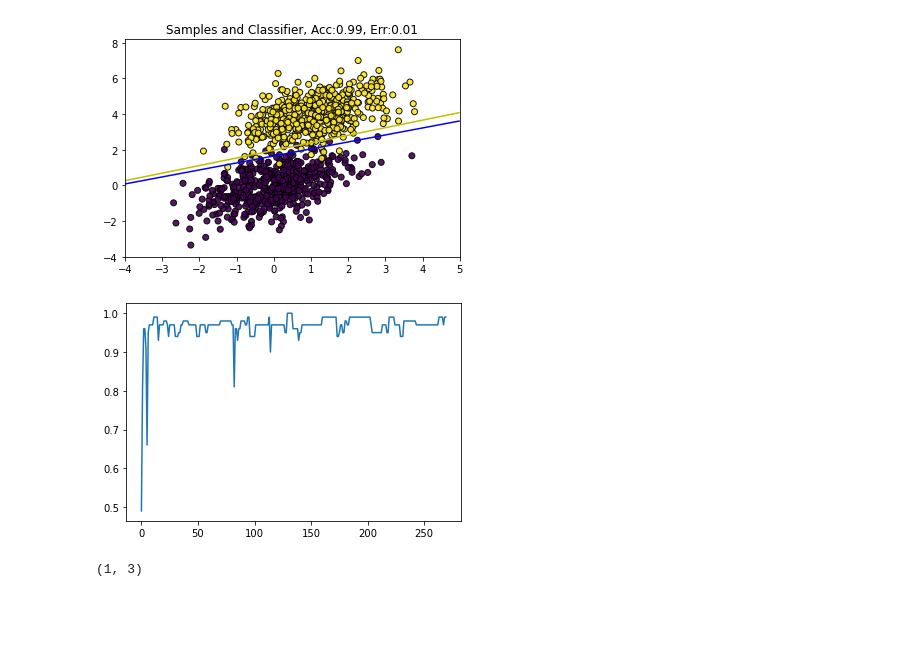
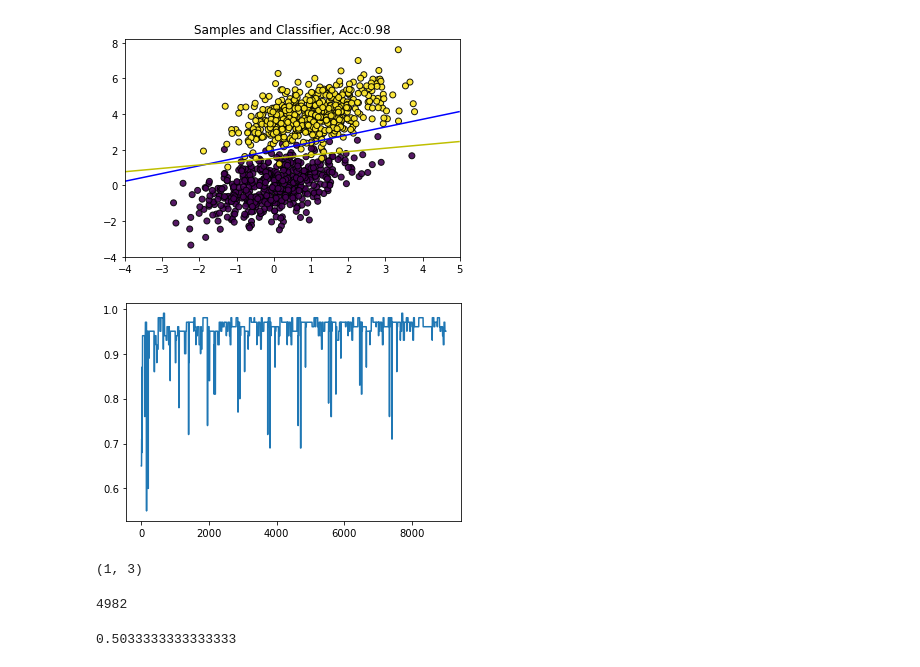
Before and after one commit to Aplacaca/Digital_Image_Processing_Course_Project, a Jupyter notebook: perceptron.ipynb, the cells around one changed output. Drawn from its saved outputs; the diff is of its cells as text; code cells hidden in the pictures; blank space fills up the shorter version.

```diff
--- a/perceptron.ipynb
+++ b/perceptron.ipynb
@@ -18,13 +18,15 @@ X_train, X_test, Y_train, Y_test = train_test_split(X, Y, test_size=0.1, shuffle
 def show(X, y, w_0, w, title = "Samples and Classifier"):
     plt.figure()
     plt.scatter(X[:, 0], X[:, 1], c=y, alpha=0.9, edgecolors='black')
+    # ipdb.set_trace()
     xx, yy = np.meshgrid(np.linspace(-4, 5, 500), np.linspace(-4, 5, 500))
     xy = np.c_[xx.ravel(), yy.ravel()]
-    Z = np.dot(xy, w[:2]) + w[2:]
+    xy_1 = np.concatenate((xy,np.ones((xy.shape[0],1))), axis=1)
+    Z = np.dot(xy_1, w)
     Z = Z.reshape(xx.shape)
     plt.contour(xx, yy, Z, levels=[0], colors='b')
 
-    Z = np.dot(xy, w_0[:2]) + w[2:]
+    Z = np.dot(xy_1, w_0)
     Z = Z.reshape(xx.shape)
     plt.contour(xx, yy, Z, levels=[0], colors='y')
 
@@ -70,8 +72,8 @@ class Perception():
         self.lr=lr
         self.trainable = True
 
-    def __f_x(self,input):
-        return np.float32(input > 0)
+    def __f_x(self,input,th=0):
+        return np.float32(input > th)
 
     def eval(self,):
         self.trainable = False
@@ -109,35 +111,32 @@ class Perception():
         return err
 # %%
 acc_s = []
-running_acc_s = []
-running_acc = []
-model = Perception(2,lr=1e-3)
-epoch = 80
-err_th = 0.01
+model = Perception(2,lr=1e-2)
+epoch = 10
+err_th = 0.015
 err=1.0
-# for i in range(epoch):
-while err > err_th:
+for i in range(epoch):
+# while err > err_th:
     # X_train, X_test, Y_train, Y_test = train_test_split(X, Y, test_size=0.1, shuffle=True)
     w_0 = model.w
-    model.lr *= 0.95
+    # model.lr *= 0.95
     for j in range(len(X_train)):
+        model.train()
         y_i = model.forward(X_train[j],Y_train[j])
         model.backward(X_train[j])
-        if j%1 == 0:
-            model.eval()
-            y_t = model.forward(X_test)
-            running_acc = sum(y_t == Y_test.reshape(-1,1))/len(Y_test)
-            running_acc_s.append(running_acc)
-            err = model.cal_error(Y_test.reshape(-1,1), y_t)
-            show(X, Y, w_0, model.w, title = f"Samples and Classifier, Acc:{running_acc[0]}, Err:{err}")
-            model.train()
+        model.eval()
+        y_o = model.forward(X_test)
+        acc = np.sum(y_o == Y_test.reshape((-1,1)))/len(Y_test)
+        acc_s.append(acc)
+        if j%500 == 0:
+            show(X, Y, w_0, model.w, title = f"Samples and Classifier, Acc:{acc}")
 # %% [output]
-[figure, old version]
+[figure, new version]
 # %%
-plt.plot(running_acc_s)
+plt.plot(acc_s)
 plt.show()
 # %% [output]
-[figure, old version]
+[figure, new version]
 # %%
 aa = X_train[j]
 aa = aa.reshape((-1,2))
@@ -147,3 +146,12 @@ np.concatenate((aa,np.ones((aa.shape[0],1))), axis=1).shape
 # aa.shape[-1]
 # %% [output]
 (1, 3)
+# %%
+len(Y_test)
+np.sum(y_o == Y_test)
+# %% [output]
+4982
+# %%
+Y_train.mean()
+# %% [output]
+0.5033333333333333
```
